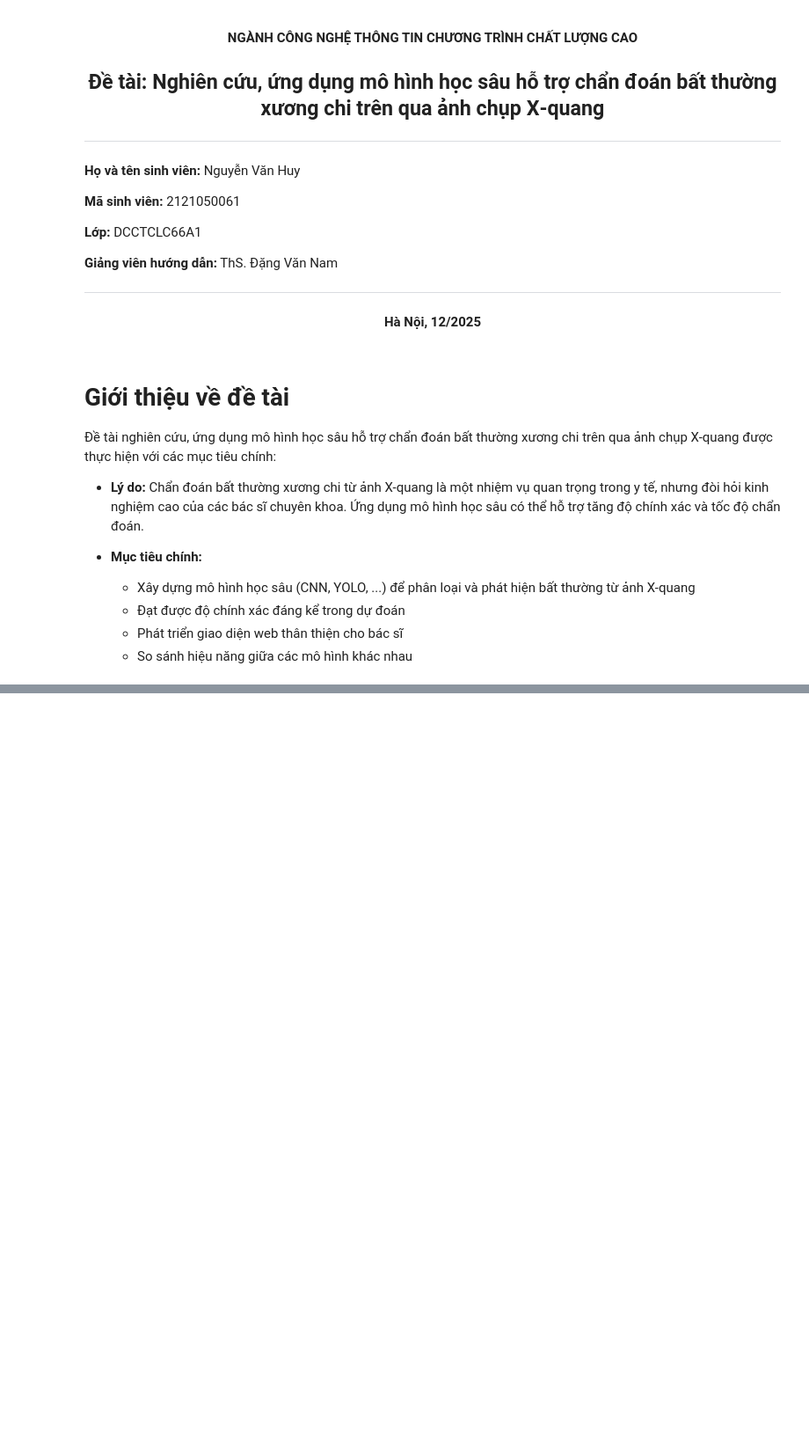
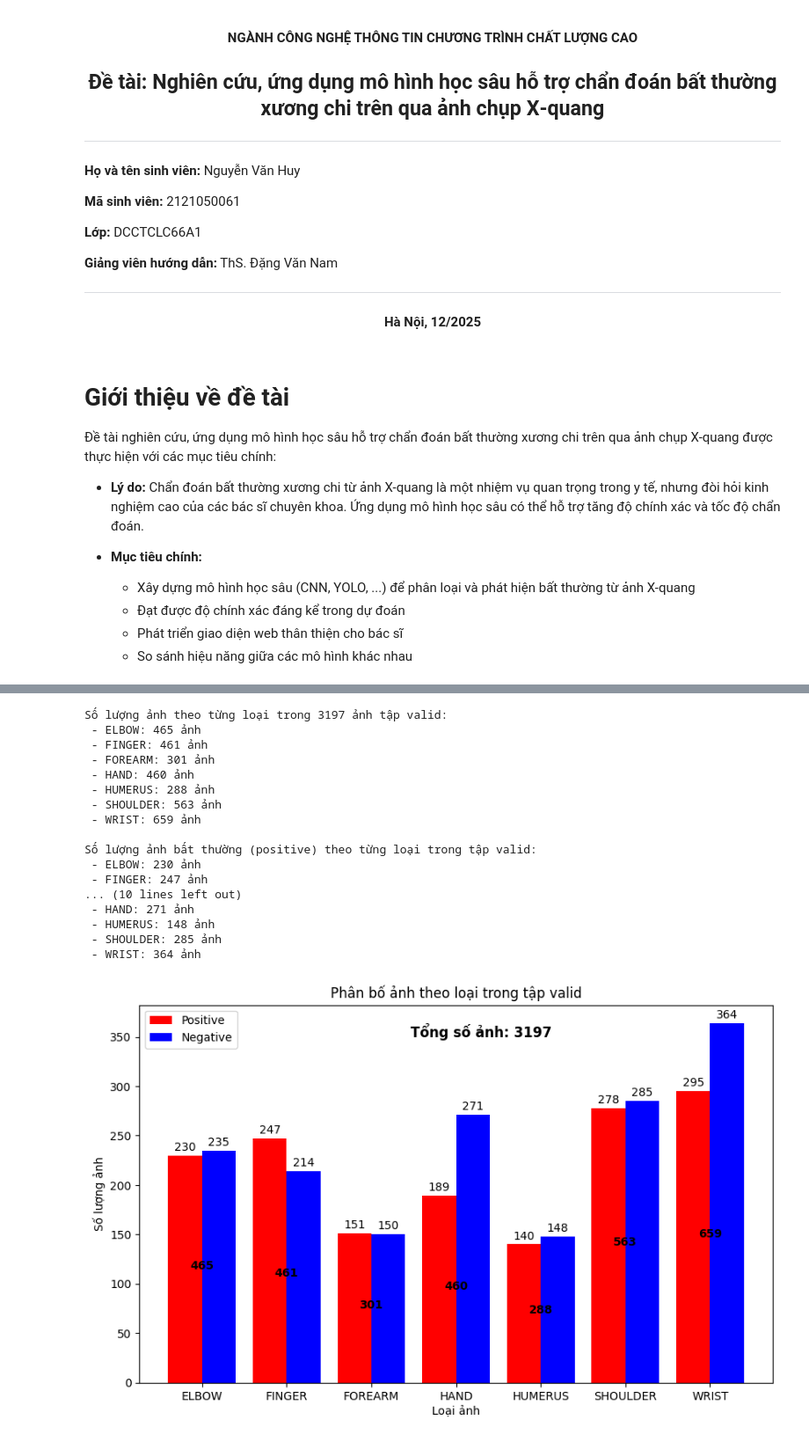
Before and after one commit to NguyenHuy2003/DATN, a Jupyter notebook: 2121050061_NguyenVanHuy_datn_xray.ipynb, the cells around one changed output, grey strips where cells are left out. Shown at 88% size. Saved outputs shown, nothing was run; the diff lists cells and outputs as text; code cells hidden in the pictures; blank space fills up the shorter version.

```diff
--- a/2121050061_NguyenVanHuy_datn_xray.ipynb
+++ b/2121050061_NguyenVanHuy_datn_xray.ipynb
@@ -153,0 +409,69 @@ Tổng số ảnh: 14654
+# %%
+# tập valid
+val_type_counts = {}
+for t in types:
+    count = val_image_paths['path'].str.contains(f'XR_{t}', na=False).sum()
+    val_type_counts[t] = count
+print(f"\nSố lượng ảnh theo từng loại trong {len(val_image_paths)} ảnh tập valid:")
+for t, c in val_type_counts.items():
+    print(f" - {t}: {c} ảnh")
+# Số lượng bất thường, bình thường theo từng loại trong tập valid
+val_positive_counts = {}
+val_negative_counts = {}
+for t in types:
+    positive_count = val_image_paths[(val_image_paths['path'].str.contains(f'XR_{t}', na=False))
+                          & (val_image_paths['path'].str.contains('_positive', na=False))].shape[0]
+    negative_count = val_image_paths[(val_image_paths['path'].str.contains(f'XR_{t}', na=False))
+                            & (val_image_paths['path'].str.contains('_negative', na=False))].shape[0]
+    val_positive_counts[t] = positive_count
+    val_negative_counts[t] = negative_count
+print(f"\nSố lượng ảnh bất thường (positive) theo từng loại trong tập valid:")
+for t, c in val_positive_counts.items():
+    print(f" - {t}: {c} ảnh")
+print(f"\nSố lượng ảnh bình thường (negative) theo từng loại trong tập valid:")
+for t, c in val_negative_counts.items():
+    print(f" - {t}: {c} ảnh")
+# Biểu đồ thống kê tập valid
+labels = types
+positive_counts = [val_positive_counts[t] for t in types]
+negative_counts = [val_negative_counts[t] for t in types]
+x = range(len(types))
+plt.figure(figsize=(10,6))
+plt.bar(x, positive_counts, width=0.4, label='Positive', color='red', align='center')
+plt.bar([i + 0.4 for i in x], negative_counts, width=0.4, label='Negative', color='blue', align='center')
+plt.xlabel('Loại ảnh')
+plt.ylabel('Số lượng ảnh')
+plt.title('Phân bố ảnh theo loại trong tập valid')
+plt.xticks([i + 0.2 for i in x], labels)
+plt.legend()
+plt.texts = []
+for i in x:
+    plt.text(i, positive_counts[i] + 5, str(positive_counts[i]), ha='center')
+    plt.text(i + 0.4, negative_counts[i] + 5, str(negative_counts[i]), ha='center')
+# tổng
+plt.text(3.5, 350, f"Tổng số ảnh: {counts_val_total}", ha='center', fontsize=12, fontweight='bold')
+# tổng từng loại
+for i in x:
+    total_count = positive_counts[i] + negative_counts[i]
+    plt.text(i + 0.2, min(positive_counts[i], negative_counts[i])/2,
+             total_count, ha='center', fontsize=10, fontweight='bold')
+plt.show()
+# %% [output]
+Số lượng ảnh theo từng loại trong 3197 ảnh tập valid:
+ - ELBOW: 465 ảnh
+ - FINGER: 461 ảnh
+ - FOREARM: 301 ảnh
+ - HAND: 460 ảnh
+ - HUMERUS: 288 ảnh
+ - SHOULDER: 563 ảnh
+ - WRIST: 659 ảnh
+
+Số lượng ảnh bất thường (positive) theo từng loại trong tập valid:
+ - ELBOW: 230 ảnh
+ - FINGER: 247 ảnh
+... (10 lines left out)
+ - HAND: 271 ảnh
+ - HUMERUS: 148 ảnh
+ - SHOULDER: 285 ảnh
+ - WRIST: 364 ảnh
+[figure, added]
```
Also changed, not shown: parts of 24 cells of this notebook.
